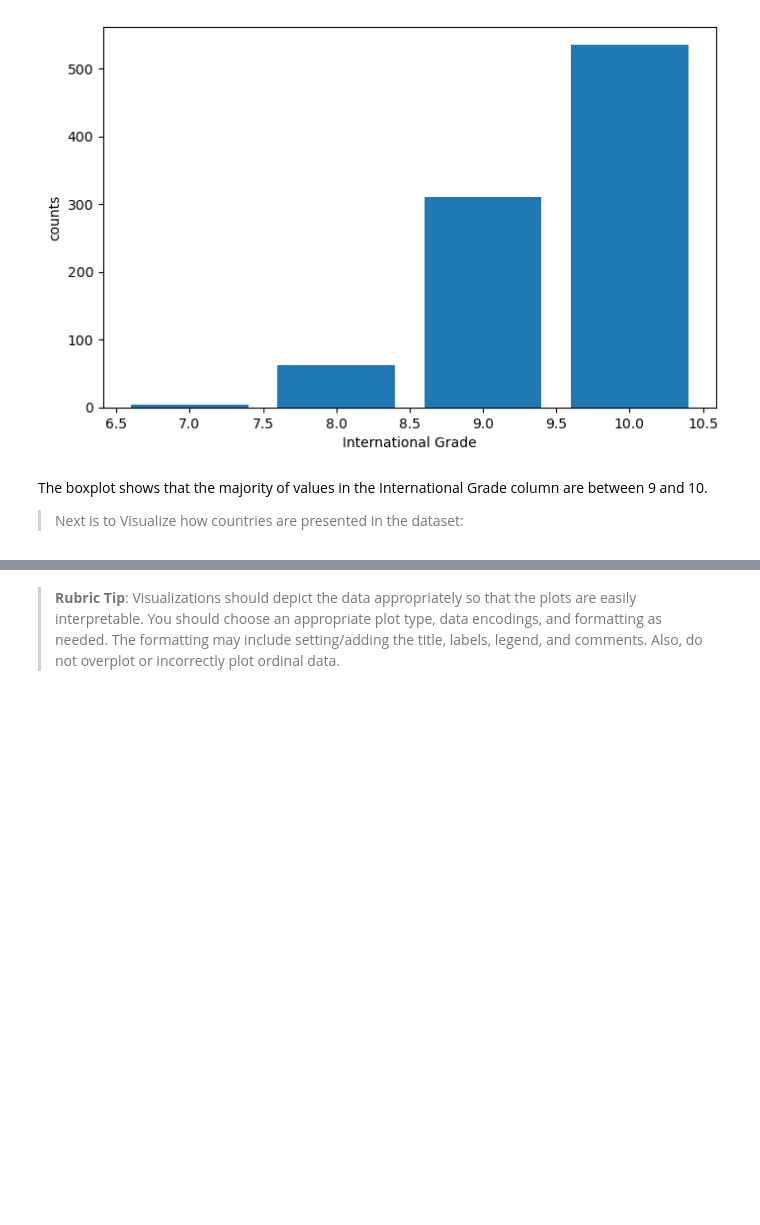
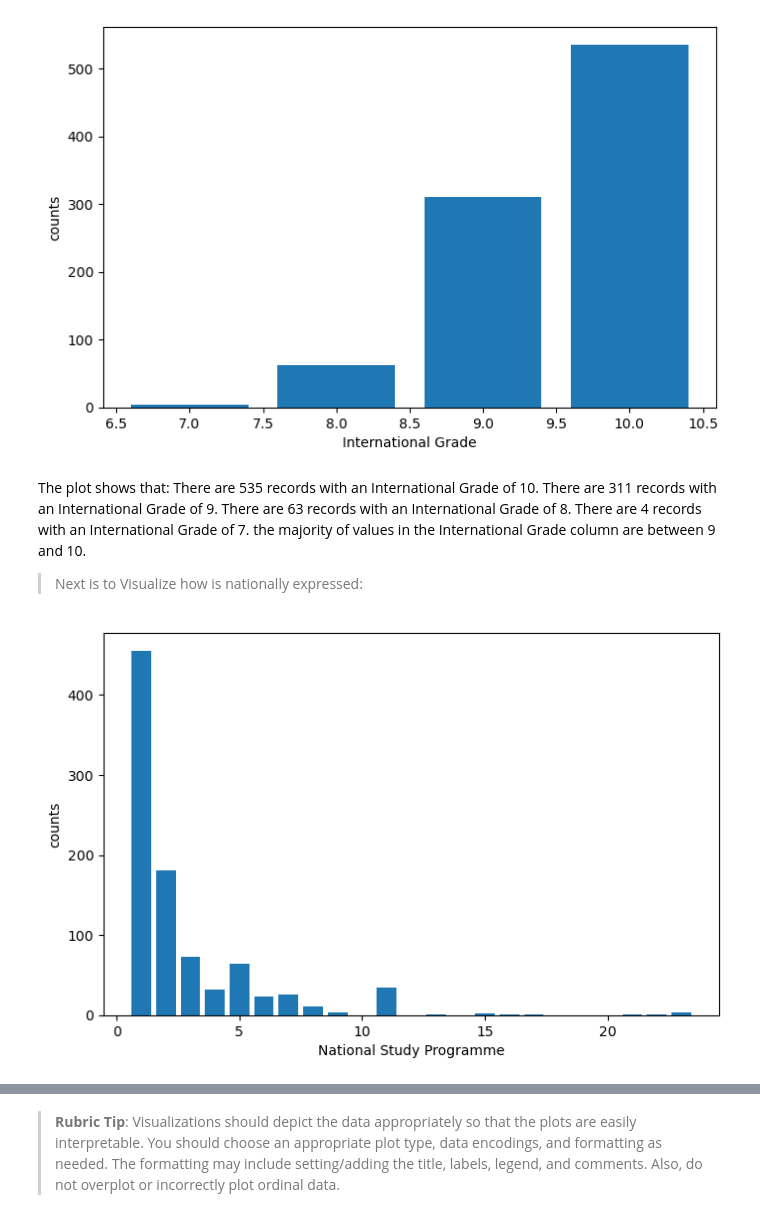
Before and after one commit to henanhasan/visualization_project, a Jupyter notebook: Part_I_exploration.ipynb, the cells around one changed output, grey strips where cells are left out. Cells and saved outputs as stored; diff of their text form; code cells hidden in the pictures; blank space fills up the shorter version.

```diff
--- a/Part_I_exploration.ipynb
+++ b/Part_I_exploration.ipynb
@@ -266,6 +272,25 @@ plt.show()
 # %% [output]
 [figure]
 # %% [markdown]
-The boxplot shows that the majority of values in the International Grade column are between 9 and 10.
+The plot shows that:
+There are 535 records with an International Grade of 10.
+There are 311 records with an International Grade of 9.
+There are 63 records with an International Grade of 8.
+There are 4 records with an International Grade of 7.
+the majority of values in the International Grade column are between 9 and 10.
 
-> Next is to Visualize how countries are presented in the dataset:
+> Next is to Visualize how is nationally expressed:
+# %%
+plt.figure(figsize = [8, 5])
+
+# Return the Series having unique values
+x = outliers_gone['National Study Programme'].unique()
+y = outliers_gone['National Study Programme'].value_counts(sort = False)
+# Return the Series having frequency count of each unique value
+plt.bar(x, y)
+# Labeling the axes
+plt.xlabel('National Study Programme')
+plt.ylabel('counts')
+plt.show()
+# %% [output]
+[figure, added]
```
Also changed, not shown: parts of 10 cells of this notebook.
